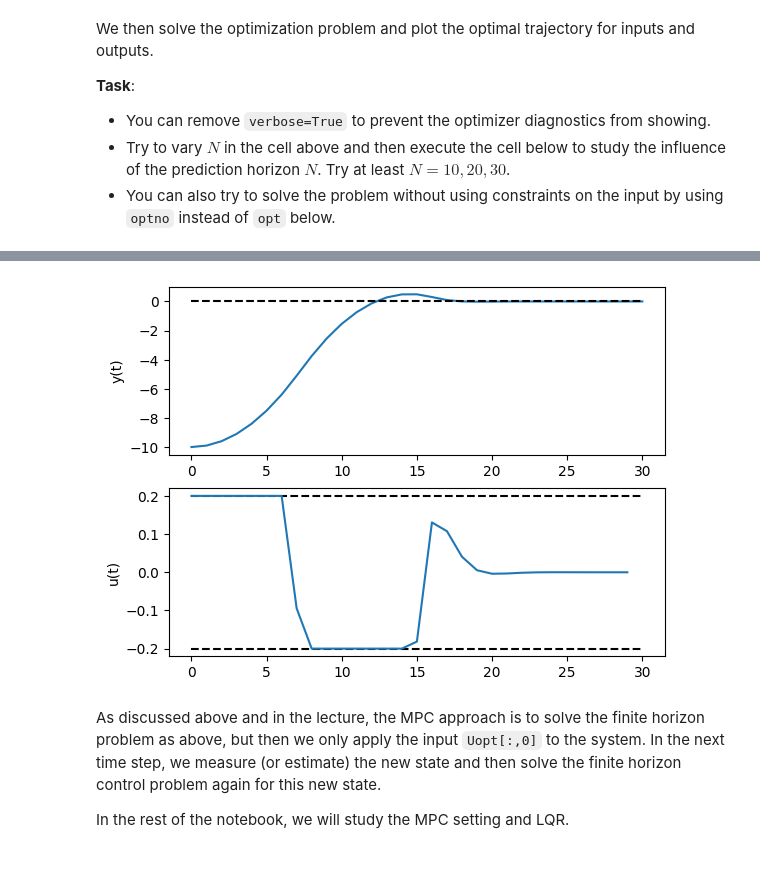
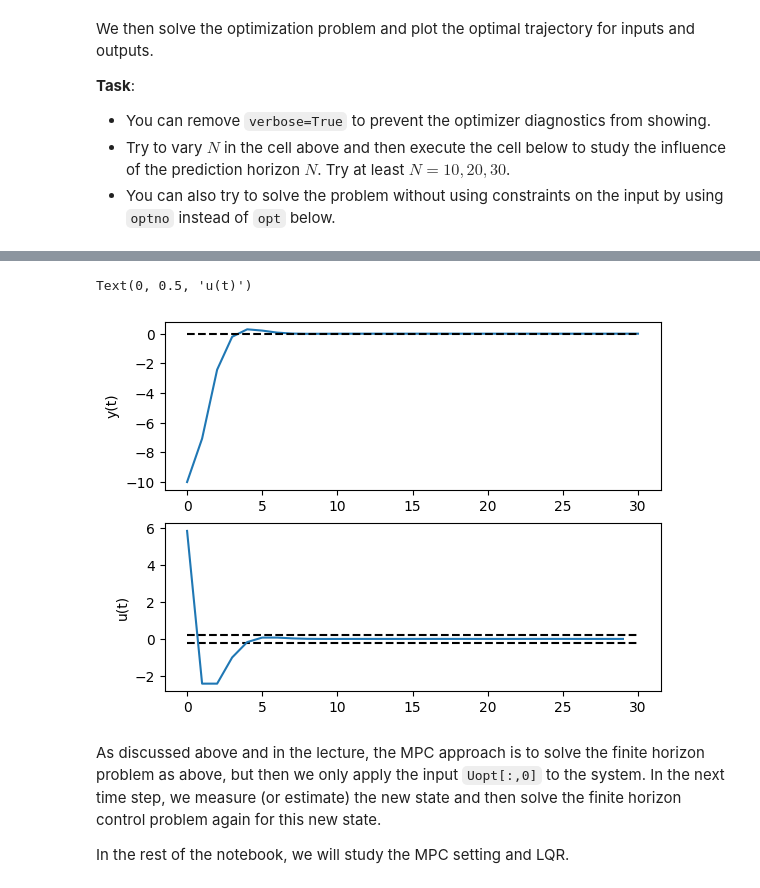
Before and after one commit to LudvigSyren/MPC, a Jupyter notebook: Ludvig/L2.ipynb, the cells around one changed output, grey strips where cells are left out. Cells and saved outputs as stored; diff of their text form; code cells hidden in the pictures.

```diff
--- a/Ludvig/L2.ipynb
+++ b/Ludvig/L2.ipynb
@@ -199,7 +199,7 @@ We then solve the optimization problem and plot the optimal trajectory for input
 * Try to vary $N$ in the cell above and then execute the cell below to study the influence of the prediction horizon $N$. Try at least $N=10, 20, 30$.
 * You can also try to solve the problem without using constraints on the input by using `optno` instead of `opt` below.
 # %%
-Uopt, Xopt = opt.solve(x0, verbose=True)
+Uopt, Xopt = optno.solve(x0, verbose=True)
 
 fig, axs = plt.subplots(2)
 axs[0].plot(C@Xopt)
@@ -209,7 +209,7 @@ axs[0].set_ylabel("y(t)")
 axs[1].plot([0,N], [umax, umax], 'k--')
 axs[1].plot([0,N], [-umax, -umax], 'k--')
 axs[1].plot(Uopt.T)
-axs[1].set_ylabel("u(t)");
+axs[1].set_ylabel("u(t)")
 # %% [output]
 ===============================================================================
                                      CVXPY
@@ -231,4 +231,5 @@ axs[1].set_ylabel("u(t)");
+Text(0, 0.5, 'u(t)')
-[figure, old version]
+[figure, new version]
 # %% [markdown]
 As discussed above and in the lecture, the MPC approach is to solve the finite horizon problem as above, but then we only apply the input `Uopt[:,0]` to the system. In the next time step, we measure (or estimate) the new state and then solve the finite horizon control problem again for this new state.
 
```
Also changed, not shown: parts of 5 cells of this notebook.
